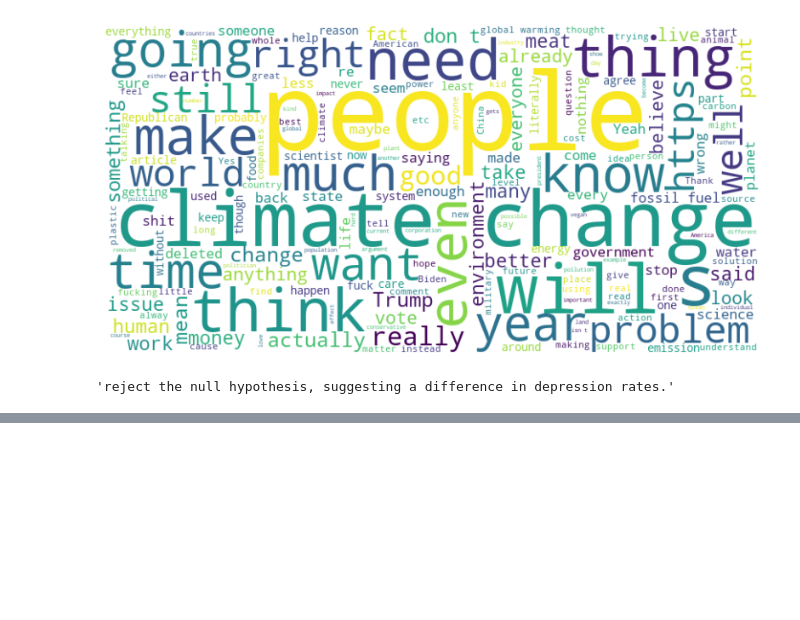
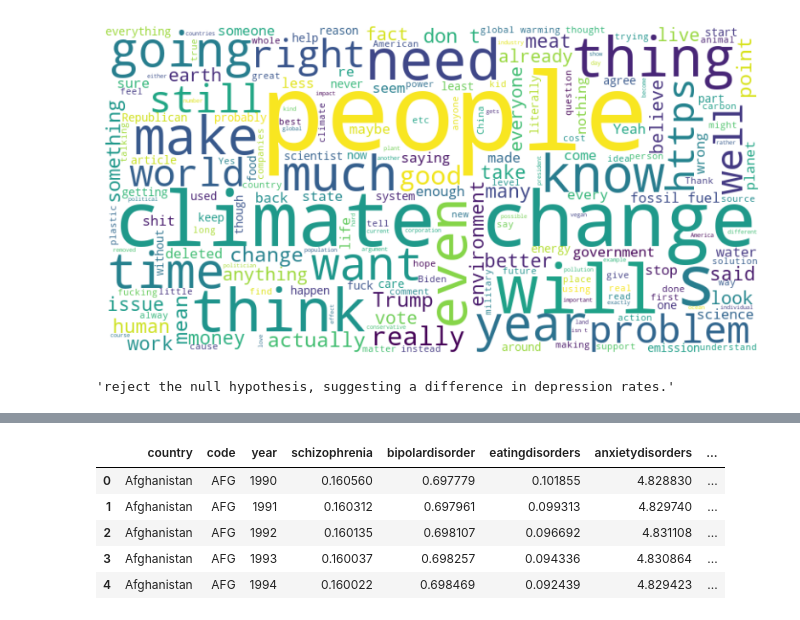
Before and after one commit to killecisse/final_project_ironhack, a Jupyter notebook: code_v1.ipynb, the cells around one changed output, grey strips where cells are left out. Saved outputs shown, nothing was run; the diff lists cells and outputs as text; code cells hidden in the pictures; blank space fills up the shorter version.

```diff
--- a/code_v1.ipynb
+++ b/code_v1.ipynb
@@ -1061,0 +1058,17 @@ Press CTRL+C to quit
+# %%
+import pandas as pd
+import seaborn as sns
+import matplotlib.pyplot as plt
+from scipy.stats import pearsonr
+
+# Charger les données
+df = pd.read_csv("merged_data_clean.csv")  # Remplace par ton fichier réel
+
+df.head()
+# %% [output]
+|  | country | code | year | schizophrenia | bipolardisorder | eatingdisorders | anxietydisorders | ... |
+| 0 | Afghanistan | AFG | 1990 | 0.160560 | 0.697779 | 0.101855 | 4.828830 | ... |
+| 1 | Afghanistan | AFG | 1991 | 0.160312 | 0.697961 | 0.099313 | 4.829740 | ... |
+| 2 | Afghanistan | AFG | 1992 | 0.160135 | 0.698107 | 0.096692 | 4.831108 | ... |
+| 3 | Afghanistan | AFG | 1993 | 0.160037 | 0.698257 | 0.094336 | 4.830864 | ... |
+| 4 | Afghanistan | AFG | 1994 | 0.160022 | 0.698469 | 0.092439 | 4.829423 | ... |
```
Also changed, not shown: parts of 3 cells of this notebook, 1 other file.
